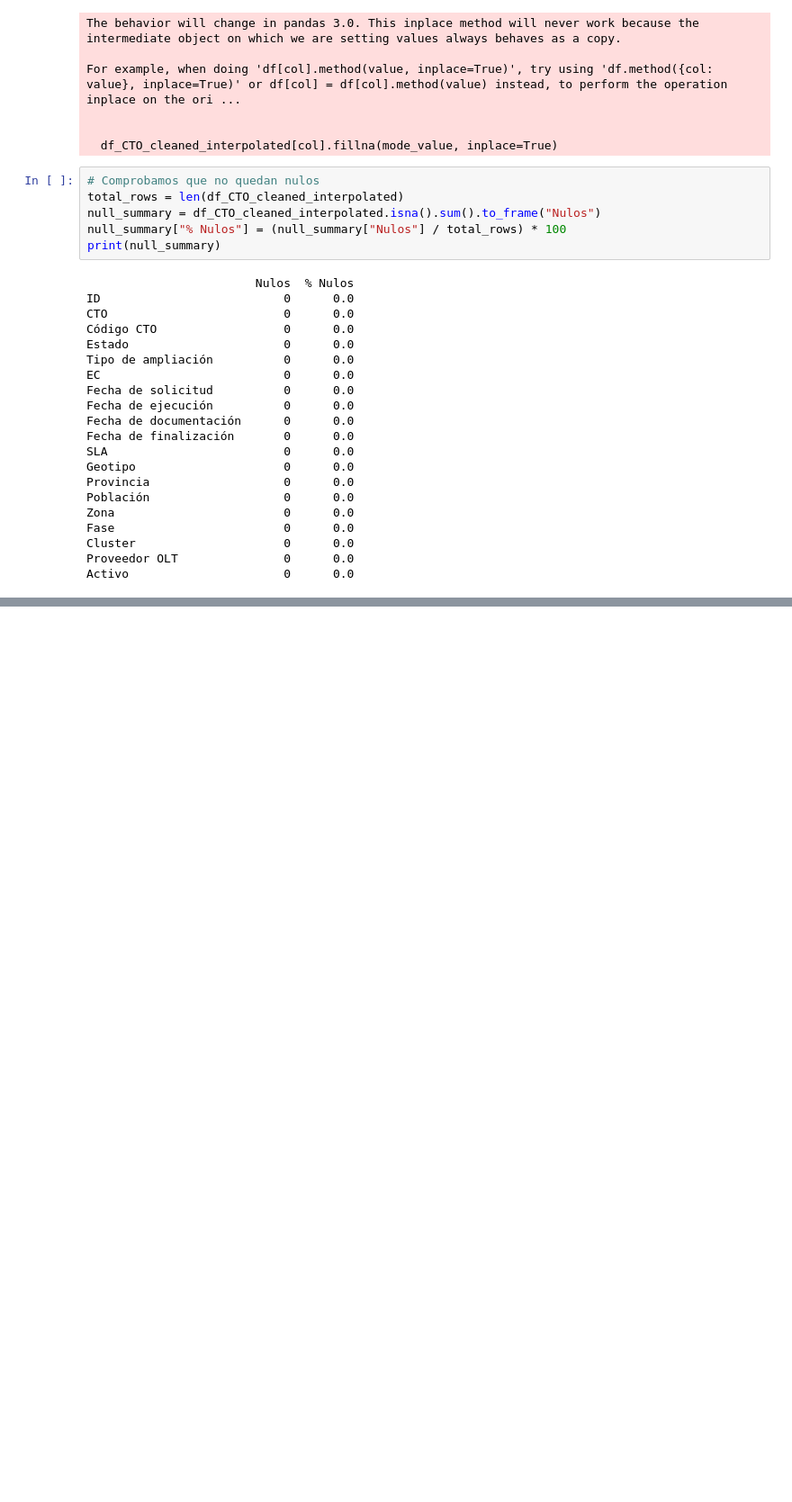
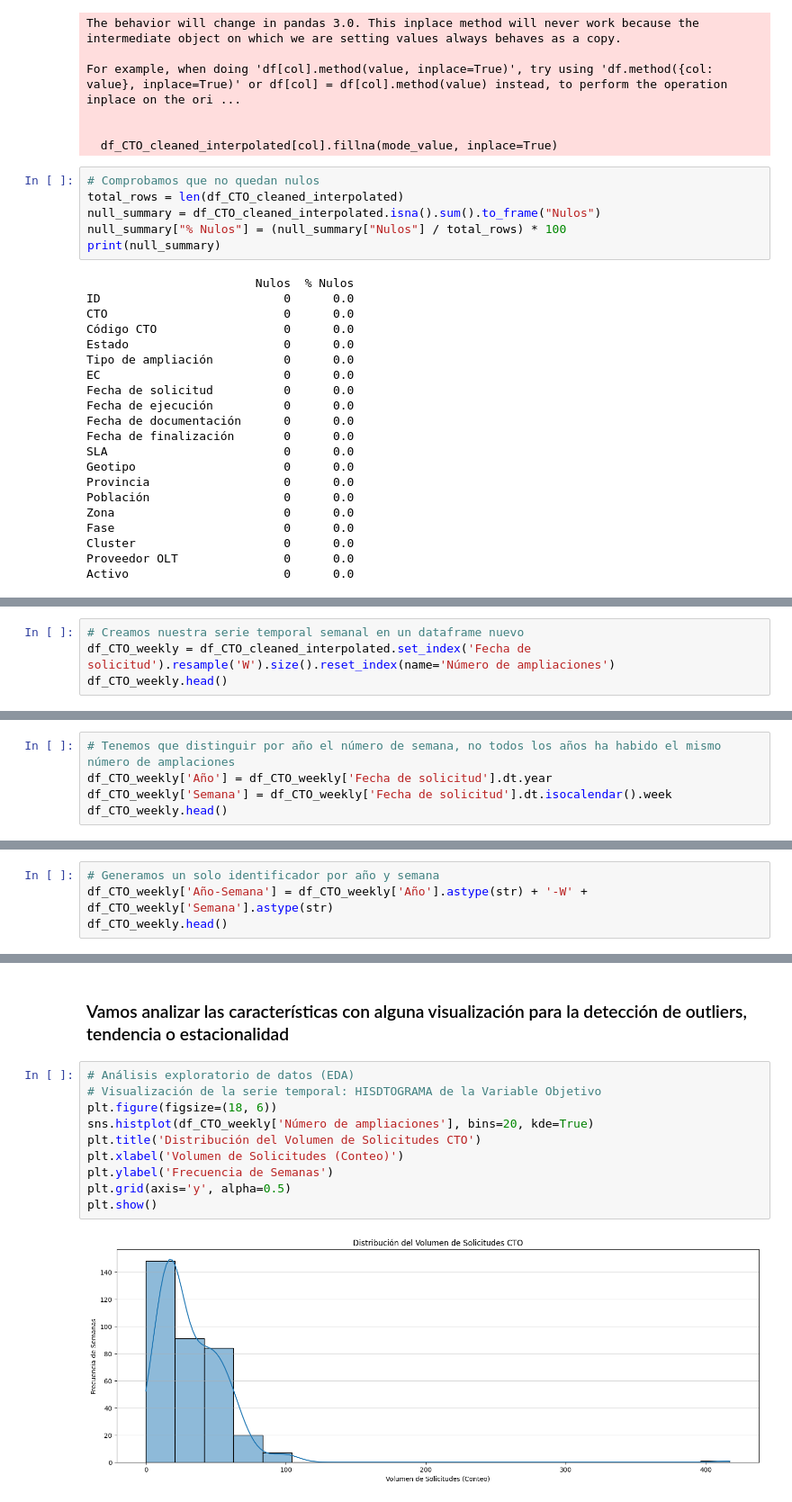
Before and after one commit to JhonFajardoRodas/TFM-GIT, a Jupyter notebook: Notebooks Python/exploringdata.ipynb, the cells around one changed output, grey strips where cells are left out. Shown: that part at 90% size. Saved outputs shown, nothing was run; the diff lists cells and outputs as text; blank space fills up the shorter version.

```diff
--- a/Notebooks Python/exploringdata.ipynb
+++ b/Notebooks Python/exploringdata.ipynb
@@ -273,0 +172,4 @@ Activo                      0      0.0
+# %%
+# Creamos nuestra serie temporal semanal en un dataframe nuevo
+df_CTO_weekly = df_CTO_cleaned_interpolated.set_index('Fecha de solicitud').resample('W').size().reset_index(name='Número de ampliaciones')
+df_CTO_weekly.head()
@@ -273,0 +183,5 @@ Activo                      0      0.0
+# %%
+# Tenemos que distinguir por año el número de semana, no todos los años ha habido el mismo número de amplaciones
+df_CTO_weekly['Año'] = df_CTO_weekly['Fecha de solicitud'].dt.year
+df_CTO_weekly['Semana'] = df_CTO_weekly['Fecha de solicitud'].dt.isocalendar().week
+df_CTO_weekly.head()
@@ -273,0 +195,4 @@ Activo                      0      0.0
+# %%
+# Generamos un solo identificador por año y semana
+df_CTO_weekly['Año-Semana'] = df_CTO_weekly['Año'].astype(str) + '-W' + df_CTO_weekly['Semana'].astype(str)
+df_CTO_weekly.head()
@@ -273,0 +206,14 @@ Activo                      0      0.0
+# %% [markdown]
+### Vamos analizar las características con alguna visualización para la detección de outliers, tendencia o estacionalidad
+# %%
+# Análisis exploratorio de datos (EDA)
+# Visualización de la serie temporal: HISDTOGRAMA de la Variable Objetivo
+plt.figure(figsize=(18, 6))
+sns.histplot(df_CTO_weekly['Número de ampliaciones'], bins=20, kde=True)
+plt.title('Distribución del Volumen de Solicitudes CTO')
+plt.xlabel('Volumen de Solicitudes (Conteo)')
+plt.ylabel('Frecuencia de Semanas')
+plt.grid(axis='y', alpha=0.5)
+plt.show()
+# %% [output]
+[figure, added]
```
Also changed, not shown: parts of 99 cells of this notebook, 1 other file.
